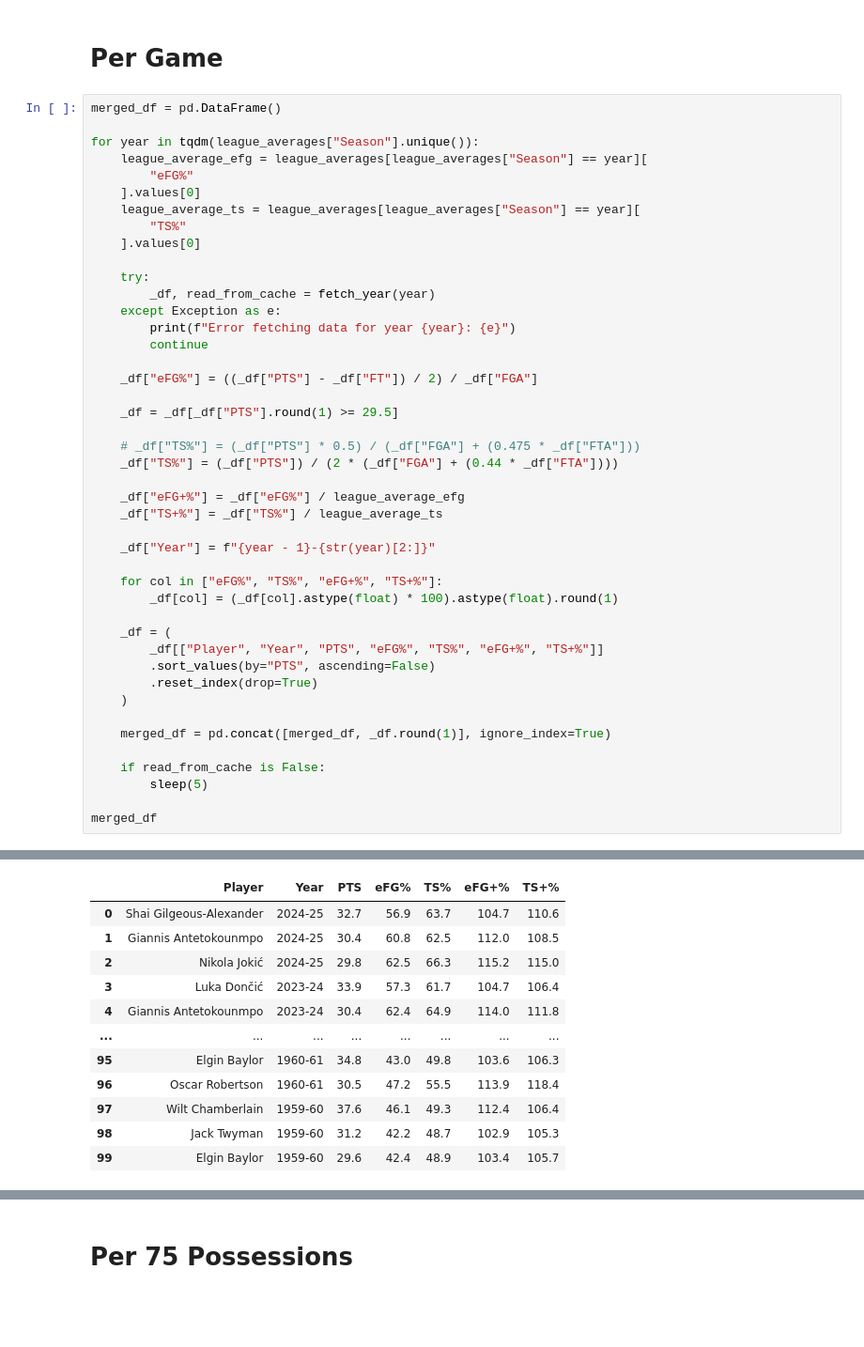
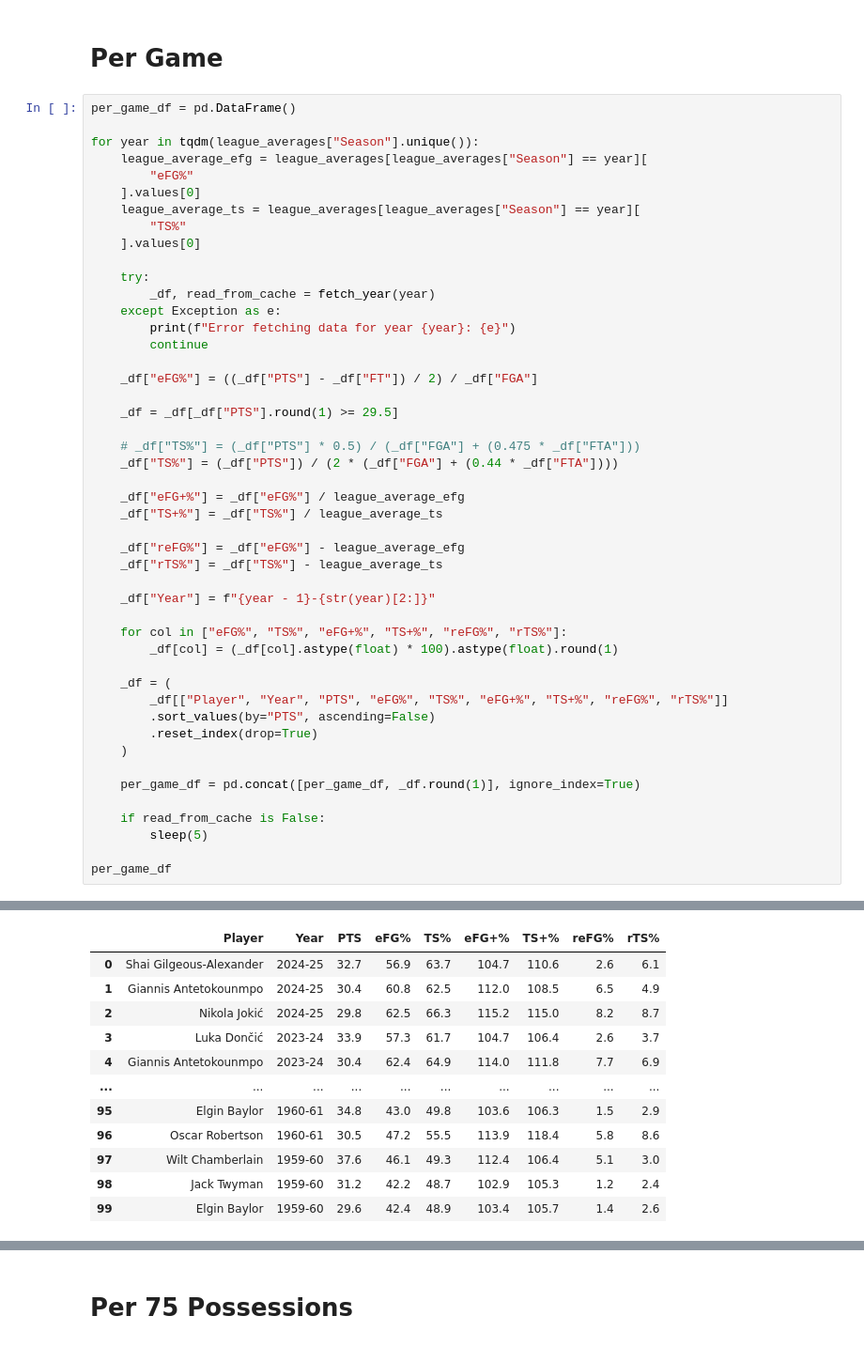
Before and after one commit to gtkacz/nba_efficiency, a Jupyter notebook: efficient.ipynb, the cells around one changed output, grey strips where cells are left out. Shown at 94% size. Cells and saved outputs as stored; diff of their text form; blank space fills up the shorter version.

```diff
--- a/efficient.ipynb
+++ b/efficient.ipynb
@@ -112,7 +112,7 @@ league_averages
 # %% [markdown]
 # Per Game
 # %%
-merged_df = pd.DataFrame()
+per_game_df = pd.DataFrame()
 
 for year in tqdm(league_averages["Season"].unique()):
     league_average_efg = league_averages[league_averages["Season"] == year][
@@ -130,46 +130,49 @@ for year in tqdm(league_averages["Season"].unique()):
 
     _df["eFG%"] = ((_df["PTS"] - _df["FT"]) / 2) / _df["FGA"]
 
     _df = _df[_df["PTS"].round(1) >= 29.5]
 
     # _df["TS%"] = (_df["PTS"] * 0.5) / (_df["FGA"] + (0.475 * _df["FTA"]))
     _df["TS%"] = (_df["PTS"]) / (2 * (_df["FGA"] + (0.44 * _df["FTA"])))
 
     _df["eFG+%"] = _df["eFG%"] / league_average_efg
     _df["TS+%"] = _df["TS%"] / league_average_ts
 
+    _df["reFG%"] = _df["eFG%"] - league_average_efg
+    _df["rTS%"] = _df["TS%"] - league_average_ts
+
     _df["Year"] = f"{year - 1}-{str(year)[2:]}"
 
-    for col in ["eFG%", "TS%", "eFG+%", "TS+%"]:
+    for col in ["eFG%", "TS%", "eFG+%", "TS+%", "reFG%", "rTS%"]:
         _df[col] = (_df[col].astype(float) * 100).astype(float).round(1)
 
     _df = (
-        _df[["Player", "Year", "PTS", "eFG%", "TS%", "eFG+%", "TS+%"]]
+        _df[["Player", "Year", "PTS", "eFG%", "TS%", "eFG+%", "TS+%", "reFG%", "rTS%"]]
         .sort_values(by="PTS", ascending=False)
         .reset_index(drop=True)
     )
 
-    merged_df = pd.concat([merged_df, _df.round(1)], ignore_index=True)
+    per_game_df = pd.concat([per_game_df, _df.round(1)], ignore_index=True)
 
     if read_from_cache is False:
         sleep(5)
 
-merged_df
+per_game_df
 # %% [output]
 Error fetching data for year 1951: HTTP Error 429: Too Many Requests
 Error fetching data for year 1950: HTTP Error 429: Too Many Requests
 Error fetching data for year 1949: HTTP Error 429: Too Many Requests
 Error fetching data for year 1948: HTTP Error 429: Too Many Requests
 Error fetching data for year 1947: HTTP Error 429: Too Many Requests
-|  | Player | Year | PTS | eFG% | TS% | eFG+% | TS+% |
-| 0 | Shai Gilgeous-Alexander | 2024-25 | 32.7 | 56.9 | 63.7 | 104.7 | 110.6 |
-| 1 | Giannis Antetokounmpo | 2024-25 | 30.4 | 60.8 | 62.5 | 112.0 | 108.5 |
-| 2 | Nikola Jokić | 2024-25 | 29.8 | 62.5 | 66.3 | 115.2 | 115.0 |
-| 3 | Luka Dončić | 2023-24 | 33.9 | 57.3 | 61.7 | 104.7 | 106.4 |
-| 4 | Giannis Antetokounmpo | 2023-24 | 30.4 | 62.4 | 64.9 | 114.0 | 111.8 |
-| ... | ... | ... | ... | ... | ... | ... | ... |
-| 95 | Elgin Baylor | 1960-61 | 34.8 | 43.0 | 49.8 | 103.6 | 106.3 |
-| 96 | Oscar Robertson | 1960-61 | 30.5 | 47.2 | 55.5 | 113.9 | 118.4 |
-| 97 | Wilt Chamberlain | 1959-60 | 37.6 | 46.1 | 49.3 | 112.4 | 106.4 |
-| 98 | Jack Twyman | 1959-60 | 31.2 | 42.2 | 48.7 | 102.9 | 105.3 |
-| 99 | Elgin Baylor | 1959-60 | 29.6 | 42.4 | 48.9 | 103.4 | 105.7 |
+|  | Player | Year | PTS | eFG% | TS% | eFG+% | TS+% | reFG% | rTS% |
+| 0 | Shai Gilgeous-Alexander | 2024-25 | 32.7 | 56.9 | 63.7 | 104.7 | 110.6 | 2.6 | 6.1 |
+| 1 | Giannis Antetokounmpo | 2024-25 | 30.4 | 60.8 | 62.5 | 112.0 | 108.5 | 6.5 | 4.9 |
+| 2 | Nikola Jokić | 2024-25 | 29.8 | 62.5 | 66.3 | 115.2 | 115.0 | 8.2 | 8.7 |
+| 3 | Luka Dončić | 2023-24 | 33.9 | 57.3 | 61.7 | 104.7 | 106.4 | 2.6 | 3.7 |
+| 4 | Giannis Antetokounmpo | 2023-24 | 30.4 | 62.4 | 64.9 | 114.0 | 111.8 | 7.7 | 6.9 |
+| ... | ... | ... | ... | ... | ... | ... | ... | ... | ... |
+| 95 | Elgin Baylor | 1960-61 | 34.8 | 43.0 | 49.8 | 103.6 | 106.3 | 1.5 | 2.9 |
+| 96 | Oscar Robertson | 1960-61 | 30.5 | 47.2 | 55.5 | 113.9 | 118.4 | 5.8 | 8.6 |
+| 97 | Wilt Chamberlain | 1959-60 | 37.6 | 46.1 | 49.3 | 112.4 | 106.4 | 5.1 | 3.0 |
+| 98 | Jack Twyman | 1959-60 | 31.2 | 42.2 | 48.7 | 102.9 | 105.3 | 1.2 | 2.4 |
+| 99 | Elgin Baylor | 1959-60 | 29.6 | 42.4 | 48.9 | 103.4 | 105.7 | 1.4 | 2.6 |
```
Also changed, not shown: parts of 15 cells of this notebook, 2 other files.
